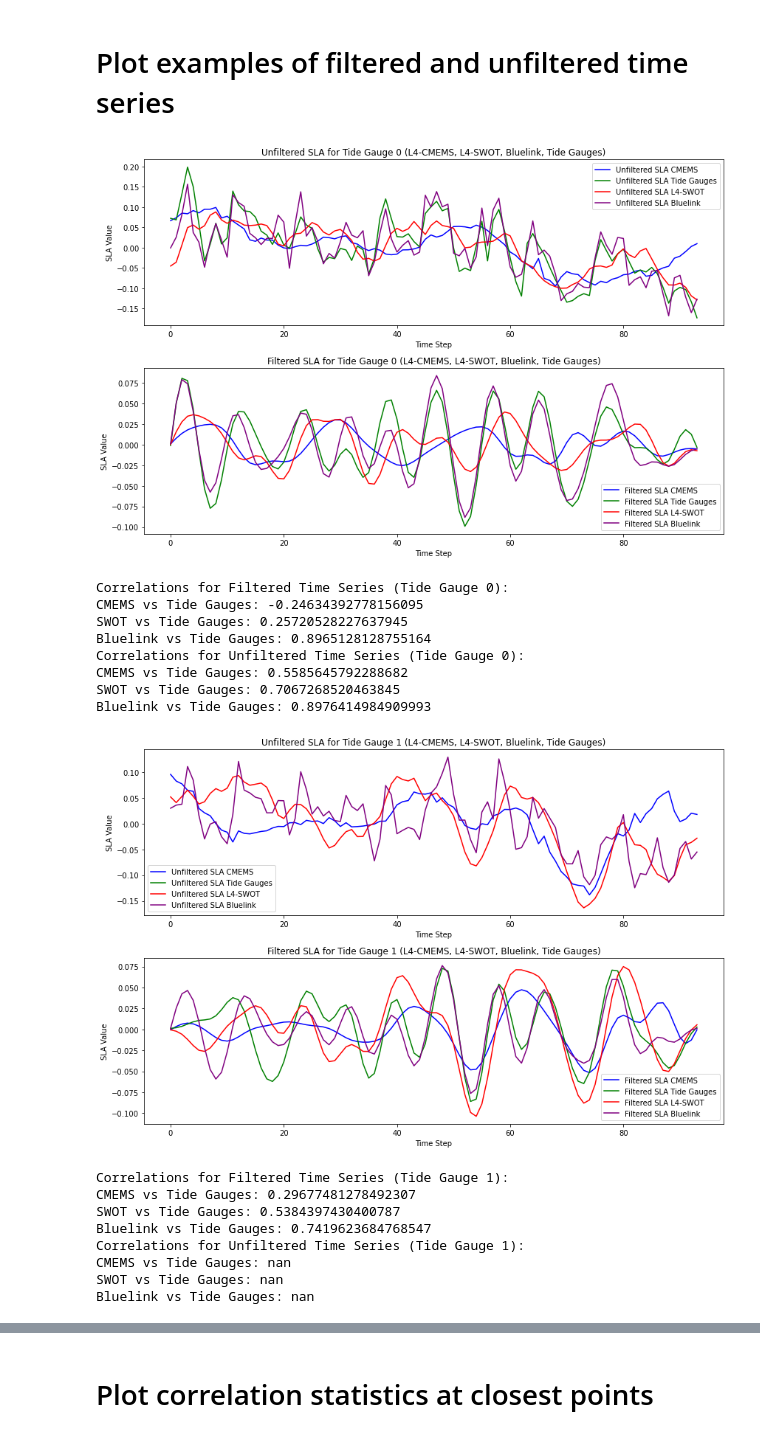
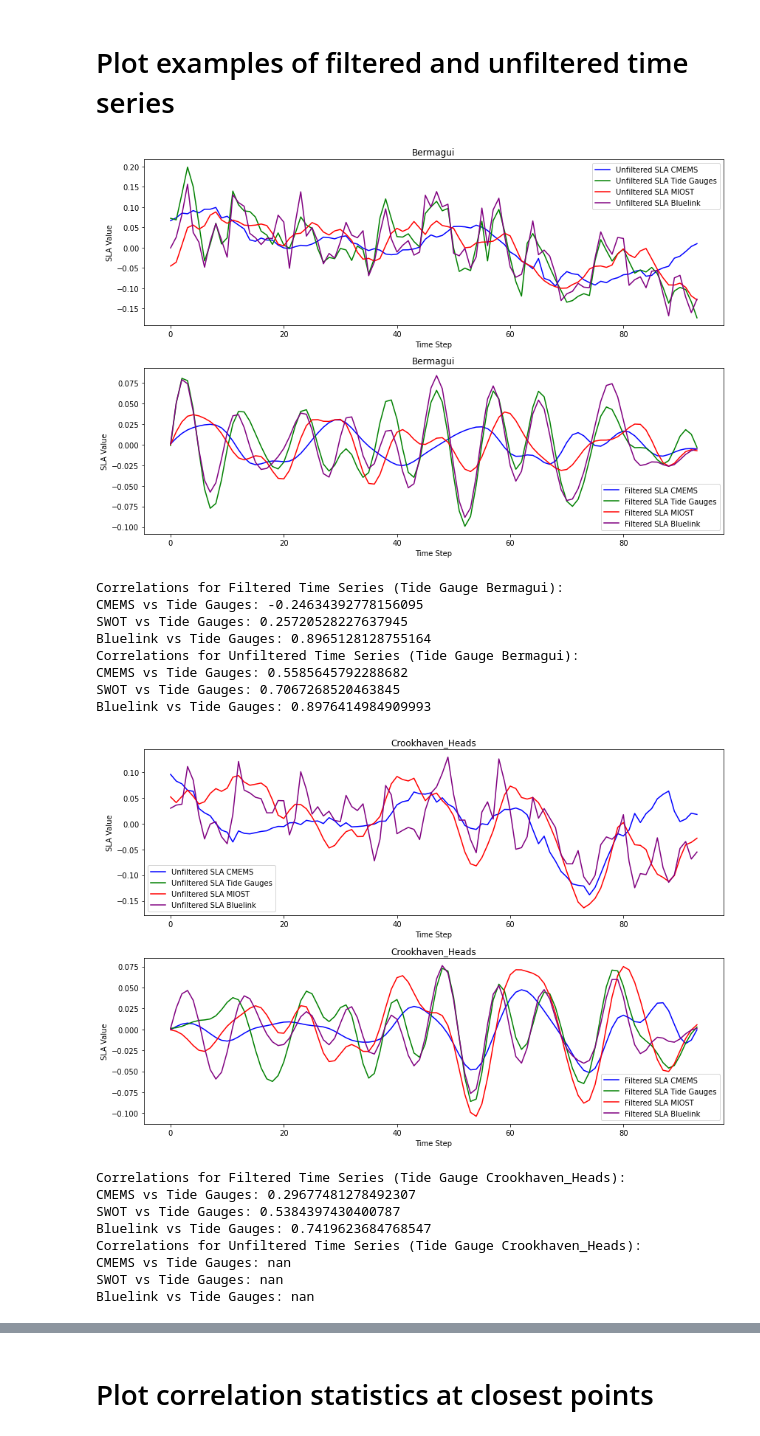
Before and after one commit to ne62rut/coastal_trapped_waves, a Jupyter notebook: correlate_tg_with_grids_1d.ipynb, the cells around one changed output, grey strips where cells are left out. Cells and saved outputs as stored; diff of their text form; code cells hidden in the pictures.

```diff
--- a/correlate_tg_with_grids_1d.ipynb
+++ b/correlate_tg_with_grids_1d.ipynb
@@ -217,55 +217,61 @@ for select_tg in range(5):  # Loop through each tide gauge (0 to 4)
     plt.subplot(2, 1, 1)
     plt.plot(unfiltered_sla_array_cmems_demeaned, label='Unfiltered SLA CMEMS', color='b')
     plt.plot(filtered_sla_dac_demeaned_bluelink_demeaned, label='Unfiltered SLA Tide Gauges', color='g')
-    plt.plot(unfiltered_sla_array_ml_demeaned, label='Unfiltered SLA L4-SWOT', color='r')
+    plt.plot(unfiltered_sla_array_ml_demeaned, label='Unfiltered SLA MIOST', color='r')
     plt.plot(unfiltered_sla_array_bluelink_demeaned, label='Unfiltered SLA Bluelink', color='purple')
     plt.legend()
     plt.xlabel('Time Step')
     plt.ylabel('SLA Value')
-    plt.title(f'Unfiltered SLA for Tide Gauge {select_tg} (L4-CMEMS, L4-SWOT, Bluelink, Tide Gauges)')
+    plt.title(valid_site_names[select_tg])
 
     # Filtered plot (CMEMS, SWOT, Bluelink, and Tide Gauges)
     plt.subplot(2, 1, 2)
     plt.plot(filtered_sla_array_cmems_demeaned, label='Filtered SLA CMEMS', color='b')
     plt.plot(filtered_sla_dac_filtered_demeaned, label='Filtered SLA Tide Gauges', color='g')
-    plt.plot(filtered_sla_array_ml_demeaned, label='Filtered SLA L4-SWOT', color='r')
+    plt.plot(filtered_sla_array_ml_demeaned, label='Filtered SLA MIOST', color='r')
     plt.plot(filtered_sla_array_bluelink_demeaned, label='Filtered SLA Bluelink', color='purple')
     plt.legend()
     plt.xlabel('Time Step')
     plt.ylabel('SLA Value')
-    plt.title(f'Filtered SLA for Tide Gauge {select_tg} (L4-CMEMS, L4-SWOT, Bluelink, Tide Gauges)')
+    plt.title(valid_site_names[select_tg])
 
     # Display both plots
     plt.tight_layout()
+
+    if valid_site_names[select_tg] == 'Coffs_Harbour':
+        # Save the figure as a .jpg file
+        save_path = "/DGFI8/H/work_marcello/coastal_trapped_waves_data/plots_for_paper/corr_examples.jpg"
+        plt.savefig(save_path, format='jpg', dpi=300)
+
     plt.show()
 
     # Compute and print correlations for filtered signals
-    print(f"Correlations for Filtered Time Series (Tide Gauge {select_tg}):")
+    print(f"Correlations for Filtered Time Series (Tide Gauge {valid_site_names[select_tg]}):")
     print(f"CMEMS vs Tide Gauges: {compute_correlation(filtered_sla_array_cmems_demeaned, filtered_sla_dac_filtered_demeaned)}")
     print(f"SWOT vs Tide Gauges: {compute_correlation(filtered_sla_array_ml_demeaned, filtered_sla_dac_filtered_demeaned)}")
     print(f"Bluelink vs Tide Gauges: {compute_correlation(filtered_sla_array_bluelink_demeaned, filtered_sla_dac_filtered_demeaned)}")
 
     # Compute and print correlations for unfiltered signals
-    print(f"Correlations for Unfiltered Time Series (Tide Gauge {select_tg}):")
+    print(f"Correlations for Unfiltered Time Series (Tide Gauge {valid_site_names[select_tg]}):")
     print(f"CMEMS vs Tide Gauges: {compute_correlation(unfiltered_sla_array_cmems_demeaned, filtered_sla_dac_demeaned_bluelink_demeaned)}")
     print(f"SWOT vs Tide Gauges: {compute_correlation(unfiltered_sla_array_ml_demeaned, filtered_sla_dac_demeaned_bluelink_demeaned)}")
     print(f"Bluelink vs Tide Gauges: {compute_correlation(unfiltered_sla_array_bluelink_demeaned, filtered_sla_dac_demeaned_bluelink_demeaned)}")
 # %% [output]
-[figure, old version]
+[figure, new version]
-Correlations for Filtered Time Series (Tide Gauge 0):
+Correlations for Filtered Time Series (Tide Gauge Bermagui):
 CMEMS vs Tide Gauges: -0.24634392778156095
 SWOT vs Tide Gauges: 0.25720528227637945
 Bluelink vs Tide Gauges: 0.8965128128755164
-Correlations for Unfiltered Time Series (Tide Gauge 0):
+Correlations for Unfiltered Time Series (Tide Gauge Bermagui):
 CMEMS vs Tide Gauges: 0.5585645792288682
 SWOT vs Tide Gauges: 0.7067268520463845
 Bluelink vs Tide Gauges: 0.8976414984909993
-[figure, old version]
+[figure, new version]
-Correlations for Filtered Time Series (Tide Gauge 1):
+Correlations for Filtered Time Series (Tide Gauge Crookhaven_Heads):
 CMEMS vs Tide Gauges: 0.29677481278492307
 SWOT vs Tide Gauges: 0.5384397430400787
 Bluelink vs Tide Gauges: 0.7419623684768547
-Correlations for Unfiltered Time Series (Tide Gauge 1):
+Correlations for Unfiltered Time Series (Tide Gauge Crookhaven_Heads):
 CMEMS vs Tide Gauges: nan
 SWOT vs Tide Gauges: nan
 Bluelink vs Tide Gauges: nan
```
Also changed, not shown: parts of 2 cells of this notebook, 2 other files.
